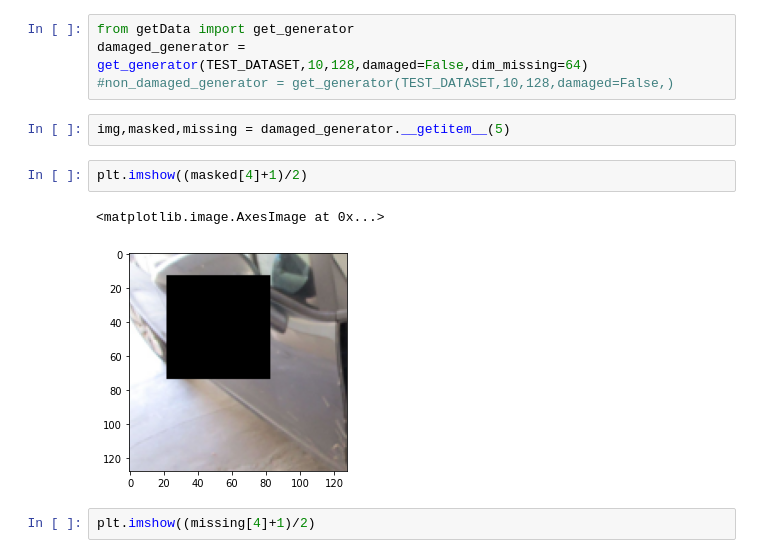
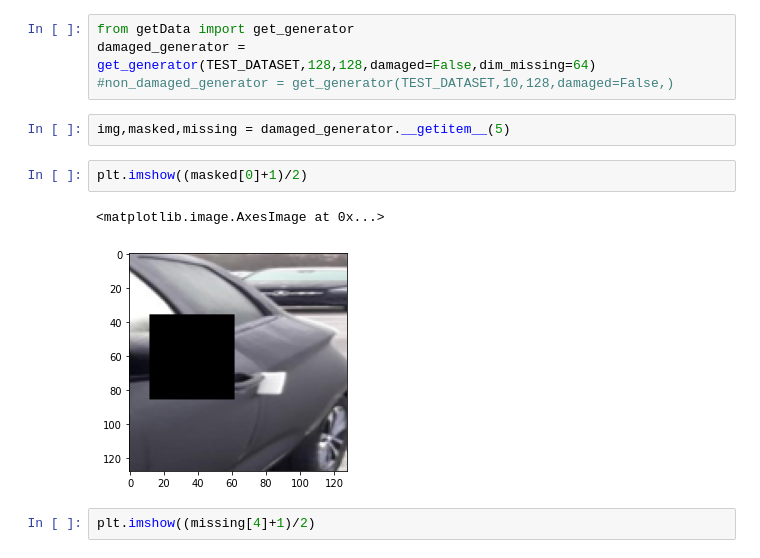
Before and after one commit to JereMonk/ContextAE, a Jupyter notebook: ContextAE.ipynb, the cells around one changed output. Drawn from its saved outputs; the diff is of its cells as text.

```diff
--- a/ContextAE.ipynb
+++ b/ContextAE.ipynb
@@ -254,15 +254,15 @@ ce.train(damaged_generator)
 # DATASETS
 # %%
 from getData import get_generator
-damaged_generator = get_generator(TEST_DATASET,10,128,damaged=False,dim_missing=64)
+damaged_generator = get_generator(TEST_DATASET,128,128,damaged=False,dim_missing=64)
 #non_damaged_generator = get_generator(TEST_DATASET,10,128,damaged=False,)
 # %%
 img,masked,missing = damaged_generator.__getitem__(5)
 # %%
-plt.imshow((masked[4]+1)/2)
+plt.imshow((masked[0]+1)/2)
 # %% [output]
 <matplotlib.image.AxesImage at 0x...>
-[figure, old version]
+[figure, new version]
 # %%
 plt.imshow((missing[4]+1)/2)
 # %% [output]
```
Also changed, not shown: parts of 4 cells of this notebook, 2 other files.
